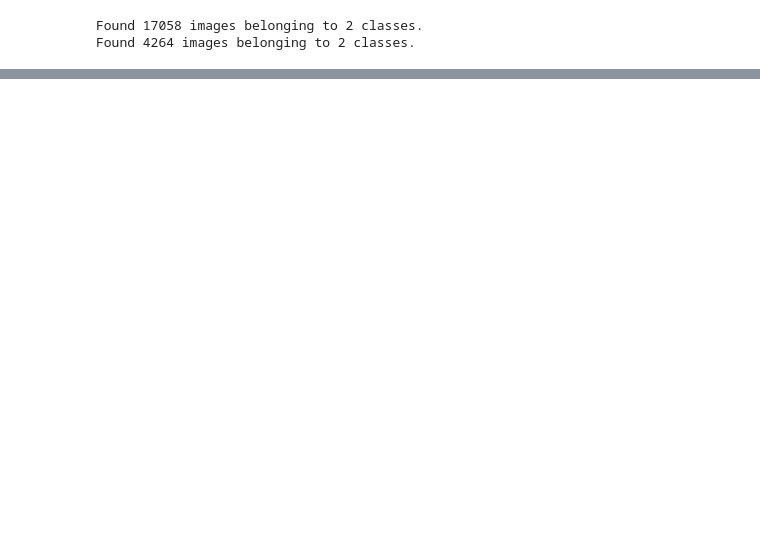
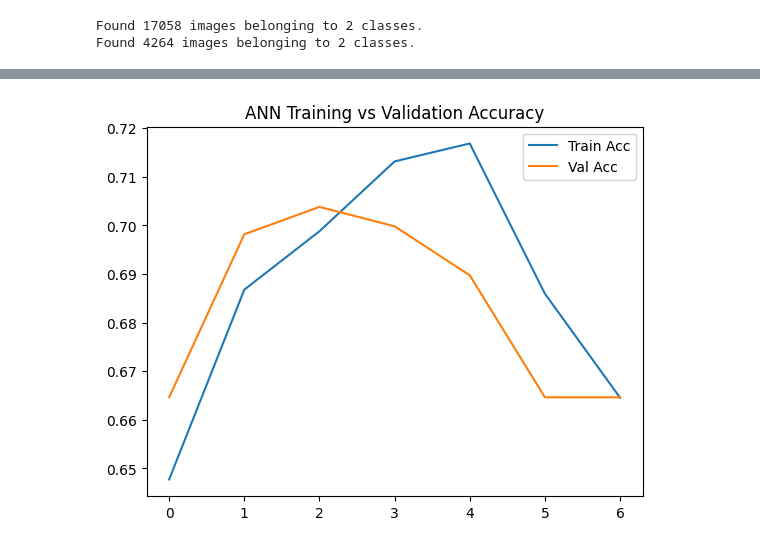
Before and after one commit to Manas2006/project2, a Jupyter notebook: notebooks/Project02_Notebook.ipynb, the cells around one changed output, grey strips where cells are left out. Drawn from its saved outputs; the diff is of its cells as text; code cells hidden in the pictures; blank space fills up the shorter version.

```diff
--- a/notebooks/Project02_Notebook.ipynb
+++ b/notebooks/Project02_Notebook.ipynb
@@ -86,0 +80,4 @@ plt.show()
+# %%
+IMG_SIZE = (128, 128)
+INPUT_SHAPE = (128, 128, 3)
+EPOCHS = 10
@@ -86,0 +89,11 @@ plt.show()
+# %%
+ann = Sequential([
+    Flatten(input_shape=INPUT_SHAPE),
+    Dense(256, activation='relu'),
+    Dropout(0.3),
+    Dense(128, activation='relu'),
+    Dense(1, activation='sigmoid')
+])
+
+ann.compile(optimizer=Adam(1e-4), loss='binary_crossentropy', metrics=['accuracy'])
+ann.summary()
@@ -86,0 +120,7 @@ plt.show()
+# %%
+history_ann = ann.fit(
+    train_gen,
+    validation_data=val_gen,
+    epochs=EPOCHS,
+    callbacks=[EarlyStopping(patience=3, restore_best_weights=True)]
+)
@@ -86,0 +148,8 @@ plt.show()
+# %%
+plt.plot(history_ann.history['accuracy'], label='Train Acc')
+plt.plot(history_ann.history['val_accuracy'], label='Val Acc')
+plt.legend()
+plt.title("ANN Training vs Validation Accuracy")
+plt.show()
+# %% [output]
+[figure, added]
```
Also changed, not shown: parts of 12 cells of this notebook, 3 other files.
